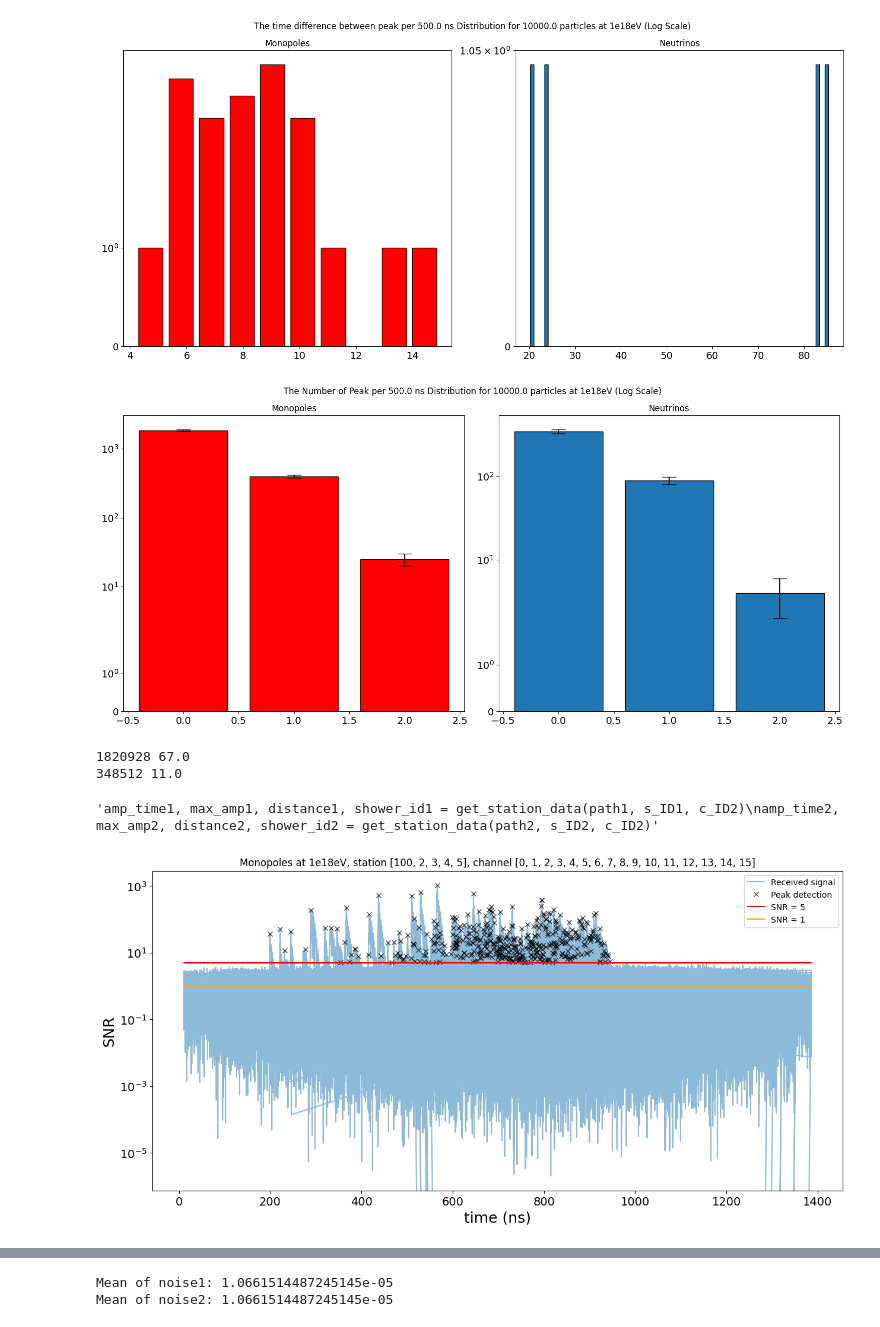
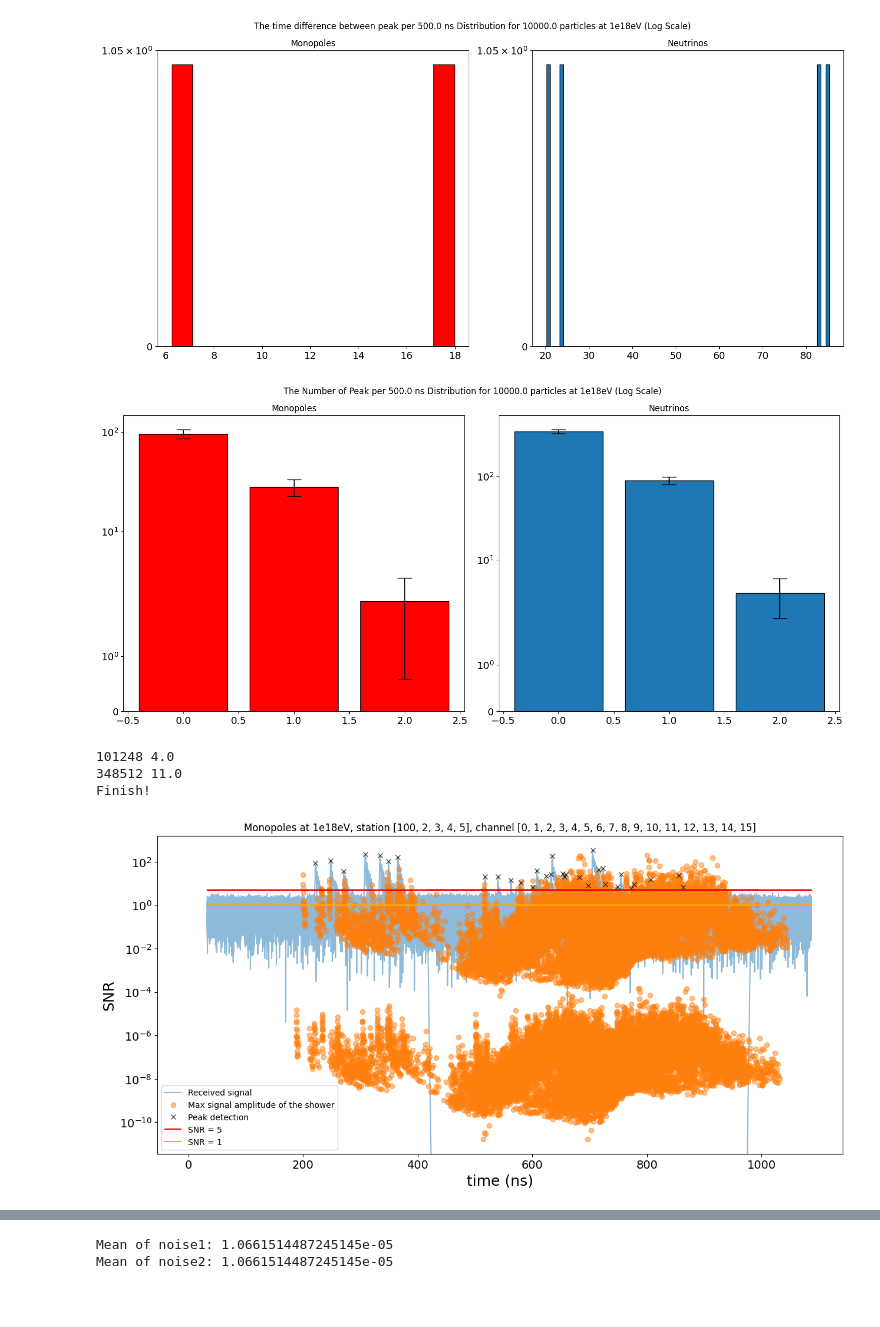
Before and after one commit to Teikiet/Monopoles_TK, a Jupyter notebook: Analyzing/PeakDistribution.ipynb, the cells around one changed output, grey strips where cells are left out. Saved outputs shown, nothing was run; the diff lists cells and outputs as text; code cells hidden in the pictures; blank space fills up the shorter version.

Commit message:
Jan 11 2024 Update, improve shower shower visualization and correlation analysis

```diff
--- a/Analyzing/PeakDistribution.ipynb
+++ b/Analyzing/PeakDistribution.ipynb
@@ -25,7 +25,6 @@ import astropy
 from NuRadioReco.framework.parameters import stationParameters as stnp
 import pandas as pd
 from math import isclose
-import mplhep as hep
 
 temp_stdout = None
 # Disable
@@ -48,7 +47,7 @@ C_ID = list(range(0,16)) #channel ID
 threshold = 5 #threshold
 bin_size = 11 #bin size aka time interval x0.625 ns
 sample_size = 800 #the time interval for peak detection x0.625ns
-E = 20 #energy
+E = 18 #energy
 num =  1e4 #number of particles
 detectordescription = "detector/ara2.json" #detector
 ##########################################################################
@@ -64,11 +63,11 @@ path3 = PATH + f'sims_noise_ara2_n1.000e04_1_18to18/Hdf5/'
 #get_attr_data(path2)
 ##########################################################################
 #Save data to csv file:
-data1 = PATH + f'Peak_data/Data_monopoles_ara2_n1.000e04_1e{E}.csv'
-data2 = PATH + f'Peak_data/Data_neutrinos_ara2_n1.000e04_1e{E}.csv'
+data1 = PATH + f'Peak_data/Data_monopoles_ara2_n1.000e03_1e{E}.csv'
+data2 = PATH + f'Peak_data/Data_neutrinos_ara2_n1.000e03_1e{E}.csv'
 data3 = PATH + f'Peak_data/Data_noise_ara2.csv'
 ##########################################################################
 #Find peak and save data:
 #save_data_2_csv(data1, inputfilename1, detectordescription, S_ID, C_ID)
-save_data_2_csv(data2 ,inputfilename2, detectordescription, S_ID, C_ID)
+#save_data_2_csv(data2 ,inputfilename2, detectordescription, S_ID, C_ID)
 #save_data_2_csv(data3 ,inputfilename3, detectordescription, S_ID, C_ID)
@@ -173,4 +154,4 @@ plt.tight_layout()
 # Show the plot
 plt.show()
 # %% [output]
-[figure, old version]
+[figure, new version]
@@ -193,7 +166,7 @@ data2 = PEAK2
 # Determine the common bin edges
 bin_min = min(np.min(data1), np.min(data2))
 bin_max = max(np.max(data1), np.max(data2))
-num_bins = 20
+num_bins = 10
 bin_edges = np.linspace(bin_min, bin_max, num_bins + 1)
 
 # Create a figure and set up subplots
@@ -225,4 +198,4 @@ plt.tight_layout()
 # Show the plot
 plt.show()
 # %% [output]
-[figure, old version]
+[figure, new version]
@@ -250,38 +231,38 @@ times2 = np.array(data_frame2.query(f"station == {s_ID2} and channel == {c_ID2}
 total_event2 = event_id2[-1]
 print(len(trace2), total_event2)
 
-"""amp_time1, max_amp1, distance1, shower_id1 = get_station_data(path1, s_ID1, c_ID2)
-amp_time2, max_amp2, distance2, shower_id2 = get_station_data(path2, s_ID2, c_ID2)"""
+amp_time1, max_amp1, distance1, shower_id1 = get_station_data(path1, s_ID1, c_ID2)
+#amp_time2, max_amp2, distance2, shower_id2 = get_station_data(path2, s_ID2, c_ID2)
 # %% [output]
-1820928 67.0
+101248 4.0
 348512 11.0
+Finish!
-'amp_time1, max_amp1, distance1, shower_id1 = get_station_data(path1, s_ID1, c_ID2)\namp_time2, max_amp2, distance2, shower_id2 = get_station_data(path2, s_ID2, c_ID2)'
 # %%
 #noise, v_bin1, t_bin1 = get_noise(trace1, times1, bin_size)
 # %%
 #Monopoles signal plot:
 dt = 0.625#ns
 plt.figure(figsize=(15, 7))
 noise1=np.mean(NOISE1)
 #plt.plot(t_bin1*dt, v_bin1/noise1, "-", label = "Received signal")
 plt.plot(times1*dt, abs(trace1)/noise1,"-" ,alpha = 0.5, label = "Received signal")
-#plt.plot(amp_time1*dt, max_amp1/noise1, "o",alpha = 0.5, label = "Max signal amplitude of the shower")
+plt.plot(amp_time1*dt, max_amp1/noise1, "o",alpha = 0.5, label = "Max signal amplitude of the shower")
 plt.plot(T_peak1*dt, V_peak1/noise1, "x", color = "black",alpha=0.7, label = "Peak detection")
 
 plt.plot(times1*dt, threshold+times1*0, "-", label = f"SNR = {threshold}", color = "red")
 plt.plot(times1*dt, 1+times1*0, "-", label = "SNR = 1", color = "orange")
 #plt.xlim(min(t_bin1*dt), max(t_bin1*dt))
 #plt.ylim(5e-1, max( V_peak1/noise1)*1.5)
 plt.title(f"Monopoles at 1e{E}eV, station {s_ID1}, channel {c_ID1}")
 plt.legend()
 plt.ylabel("SNR")
 plt.xlabel("time (ns)")
 plt.yscale("log")
 #plt.ylim(1e-9, 1e-1)
 #plt.xlim(150, 350)
 plt.show()
 # %% [output]
-[figure, old version]
+[figure, new version]
 # %%
 #Neutrinos signal plot:
 dt = 0.625#ns
```
Also changed, not shown: parts of 6 cells of this notebook, 11 other files.
